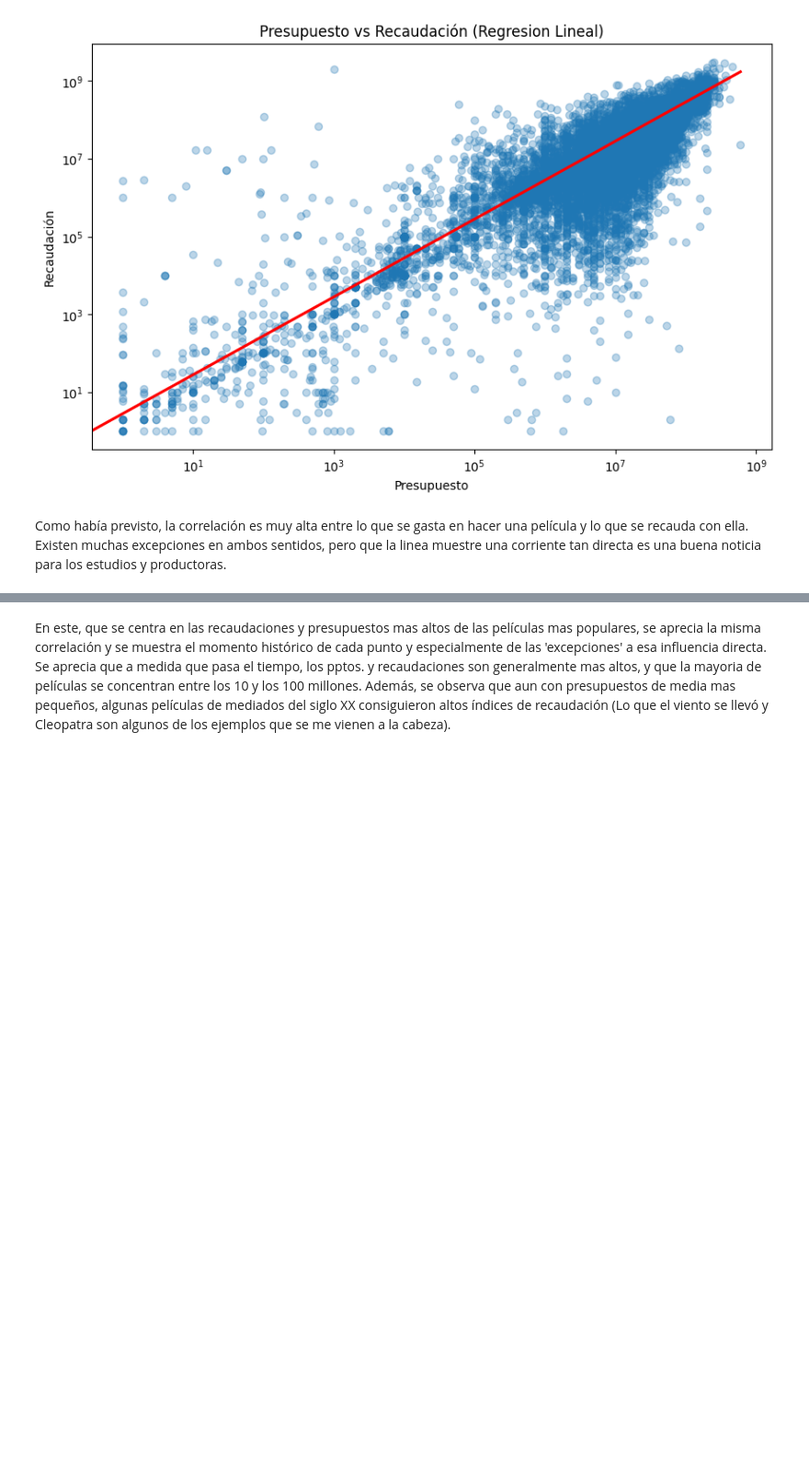
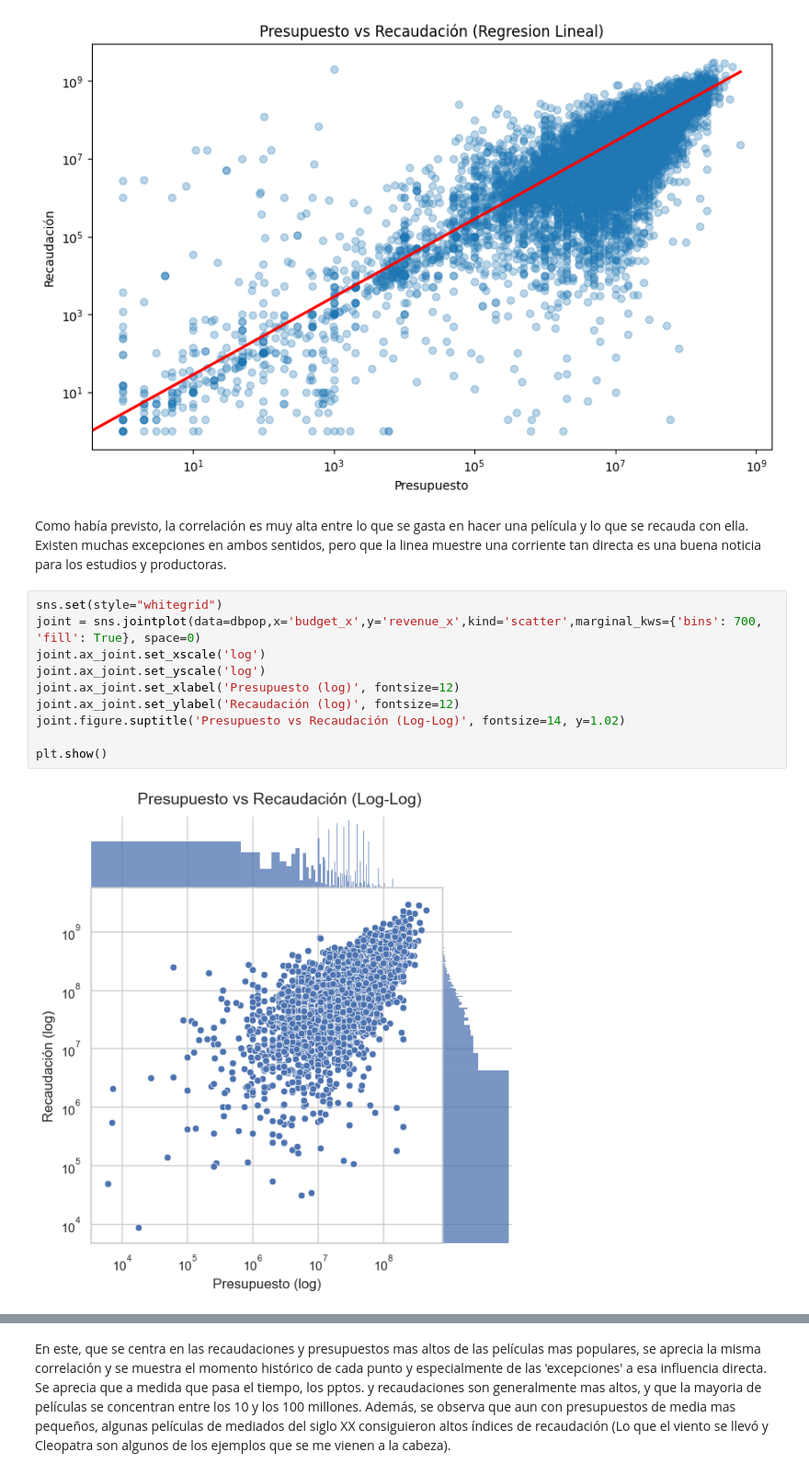
Before and after one commit to JZubiaga13/EDA-CINE, a Jupyter notebook: EDA/EDA.ipynb, the cells around one changed output, grey strips where cells are left out. Shown: that part at 92% size. Saved outputs shown, nothing was run; the diff lists cells and outputs as text; blank space fills up the shorter version.

```diff
--- a/EDA/EDA.ipynb
+++ b/EDA/EDA.ipynb
@@ -1348,6 +1343,18 @@ plt.show()
 [figure]
 # %% [markdown]
 Como había previsto, la correlación es muy alta entre lo que se gasta en hacer una película y lo que se recauda con ella. Existen muchas excepciones en ambos sentidos, pero que la linea muestre una corriente tan directa es una buena noticia para los estudios y productoras.
+# %%
+sns.set(style="whitegrid")
+joint = sns.jointplot(data=dbpop,x='budget_x',y='revenue_x',kind='scatter',marginal_kws={'bins': 700, 'fill': True}, space=0)
+joint.ax_joint.set_xscale('log')
+joint.ax_joint.set_yscale('log')
+joint.ax_joint.set_xlabel('Presupuesto (log)', fontsize=12)
+joint.ax_joint.set_ylabel('Recaudación (log)', fontsize=12)
+joint.figure.suptitle('Presupuesto vs Recaudación (Log-Log)', fontsize=14, y=1.02)
+
+plt.show()
+# %% [output]
+[figure, added]
 # %%
 plt.figure(figsize=(8,8))
 sns.scatterplot(data=dbpop, x='budget_x', y='revenue_x', hue='decade_numeric', palette='magma', hue_norm=(dbpop['decade_numeric'].min(), dbpop['decade_numeric'].max()), alpha=0.5)
```
Also changed, not shown: parts of 6 cells of this notebook, 1 other file.
